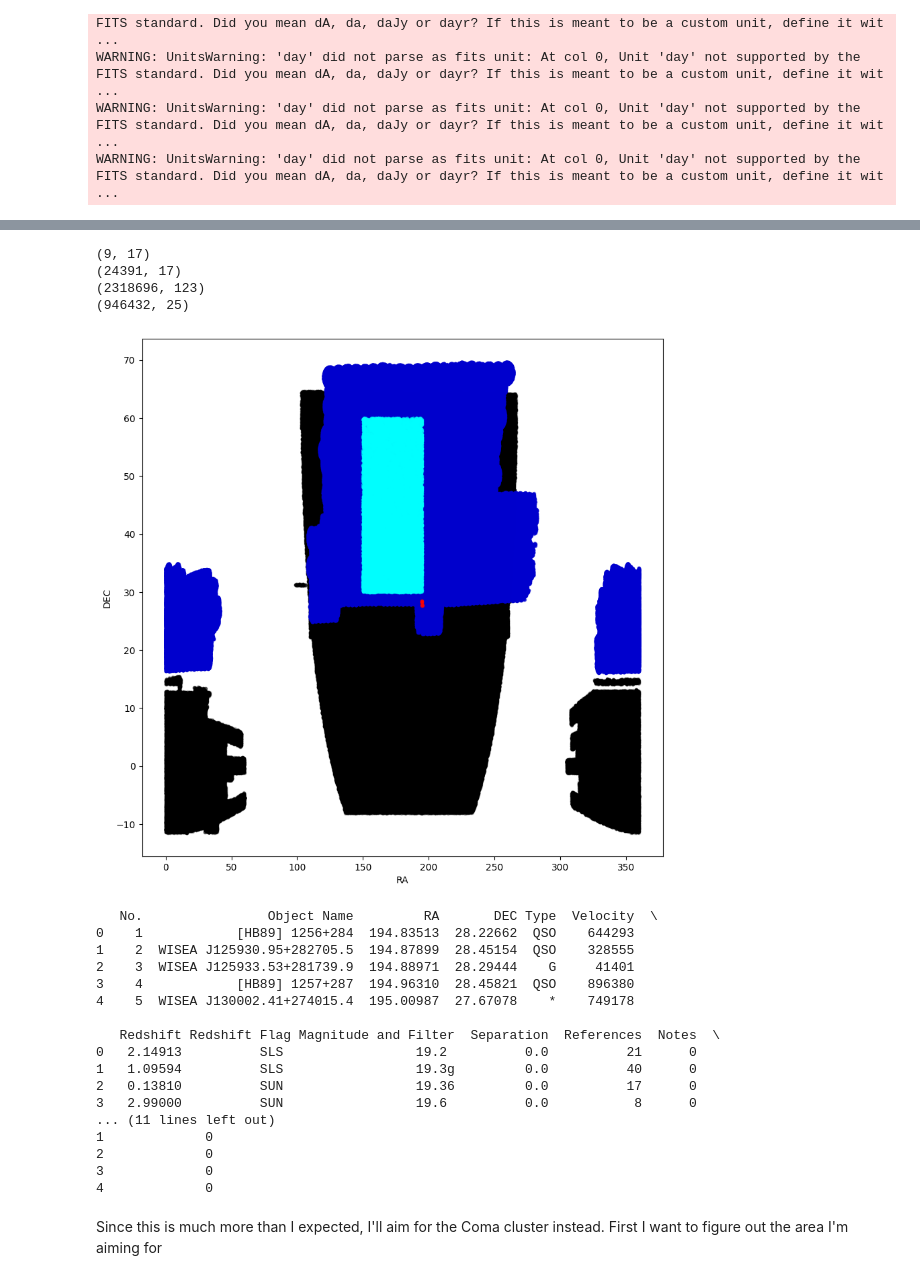
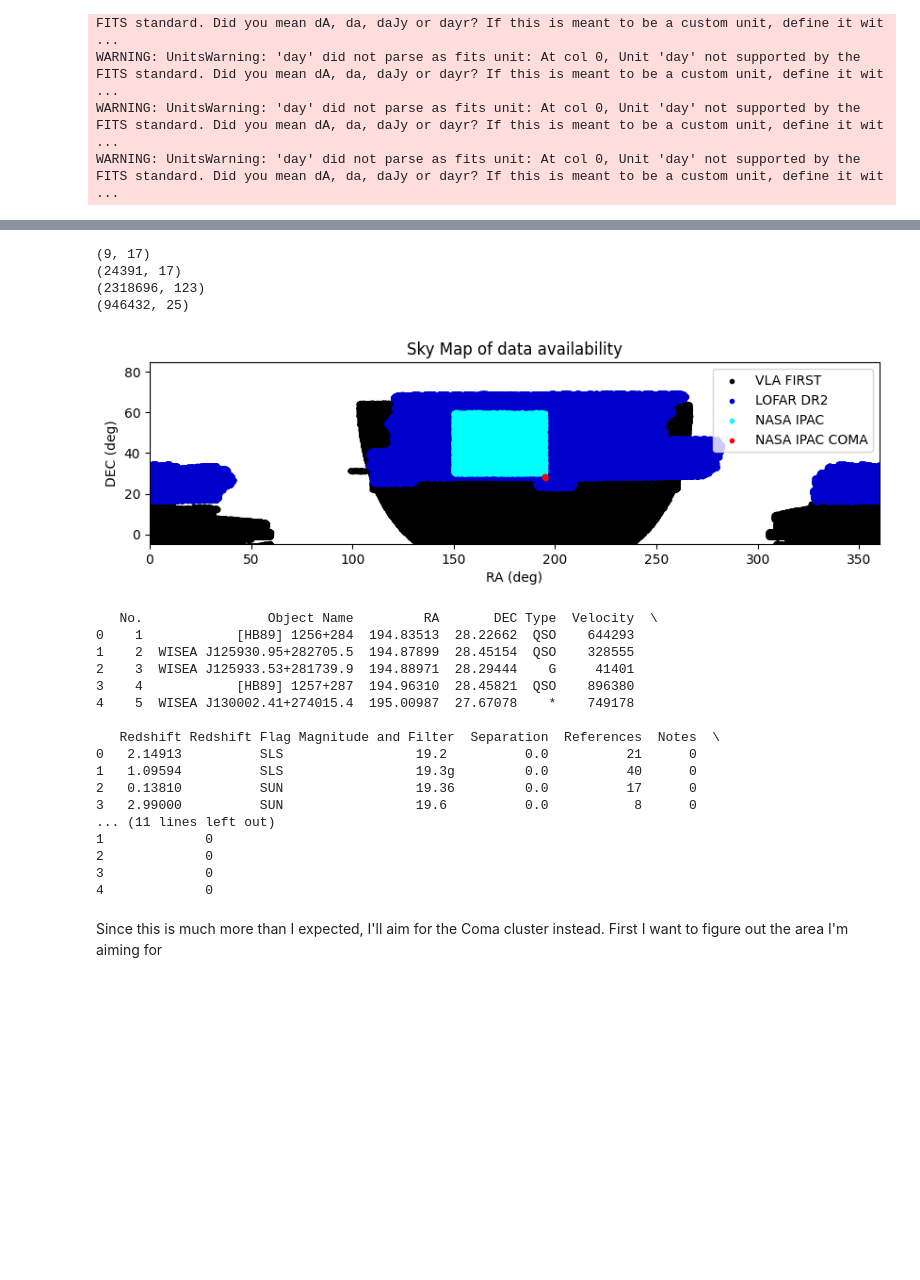
Before and after one commit to Svuem/datasets-AGN-mini-project, a Jupyter notebook: Mini_project.ipynb, the cells around one changed output, grey strips where cells are left out. Saved outputs shown, nothing was run; the diff lists cells and outputs as text; code cells hidden in the pictures; blank space fills up the shorter version.

```diff
--- a/Mini_project.ipynb
+++ b/Mini_project.ipynb
@@ -66,26 +74,31 @@ We can then plot the result from the search in the same plot after converting it
 # %%
 NASA_IPAC_search = pd.read_csv('NASA_IPAC_search.txt', sep = '|', skiprows=21 )
 NASA_IPAC_COMA_search = pd.read_csv('NASA_IPAC_coma_coord.txt', sep = '|', skiprows=21 )
 print(NASA_IPAC_COMA_search.shape)
 print(NASA_IPAC_search.shape)
 print(df_lofar.shape)
 print(df_first.shape)
-fig = plt.figure(figsize=(10, 10))
+fig = plt.figure(figsize=(10, 2.5))
 subplot = fig.add_subplot(1, 1, 1)
-subplot.scatter(df_first['RA'], df_first['DEC'], color = 'black', alpha=0.2, marker='.')
-subplot.scatter(df_lofar['RA'], df_lofar['DEC'], color='mediumblue', alpha=0.5, marker='.')
-subplot.scatter(NASA_IPAC_search['RA'], NASA_IPAC_search['DEC'], color='cyan', alpha=0.5, marker='.')
-subplot.scatter(NASA_IPAC_COMA_search['RA'], NASA_IPAC_COMA_search['DEC'], color='red', alpha=0.5, marker='.')
-plt.xlabel(r'RA($^{\circ}$)')
-plt.ylabel(r'DEC($^{\circ}$)')
+subplot.scatter(df_first['RA'], df_first['DEC'], color = 'black', alpha=1, marker='.', label='VLA FIRST')
+subplot.scatter(df_lofar['RA'], df_lofar['DEC'], color='mediumblue', alpha=1, marker='.', label='LOFAR DR2')
+subplot.scatter(NASA_IPAC_search['RA'], NASA_IPAC_search['DEC'], color='cyan', alpha=1, marker='.', label='NASA IPAC')
+subplot.scatter(NASA_IPAC_COMA_search['RA'], NASA_IPAC_COMA_search['DEC'], color='red', alpha=1, marker='.', label='NASA IPAC COMA')
+plt.title('Sky Map of data availability')
+plt.xlabel('RA (deg)')
+plt.ylabel('DEC (deg)')
+plt.axis('equal')
+plt.xlim(0, 360)
+plt.ylim(0, 80)
+plt.legend(loc='upper right')
 plt.show()
 print(NASA_IPAC_COMA_search.head())
 # %% [output]
 (9, 17)
 (24391, 17)
 (2318696, 123)
 (946432, 25)
-[figure, old version]
+[figure, new version]
    No.                Object Name         RA       DEC Type  Velocity  \
 0    1            [HB89] 1256+284  194.83513  28.22662  QSO    644293
 1    2  WISEA J125930.95+282705.5  194.87899  28.45154  QSO    328555
```
Also changed, not shown: parts of 17 cells of this notebook, 2 other files.
